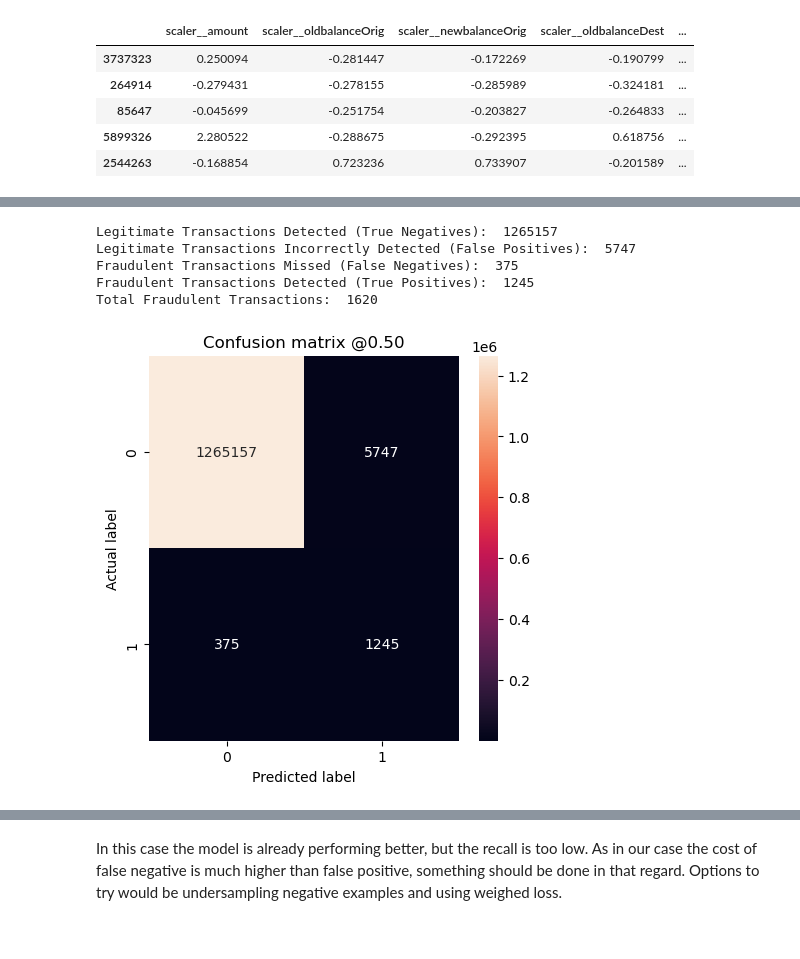
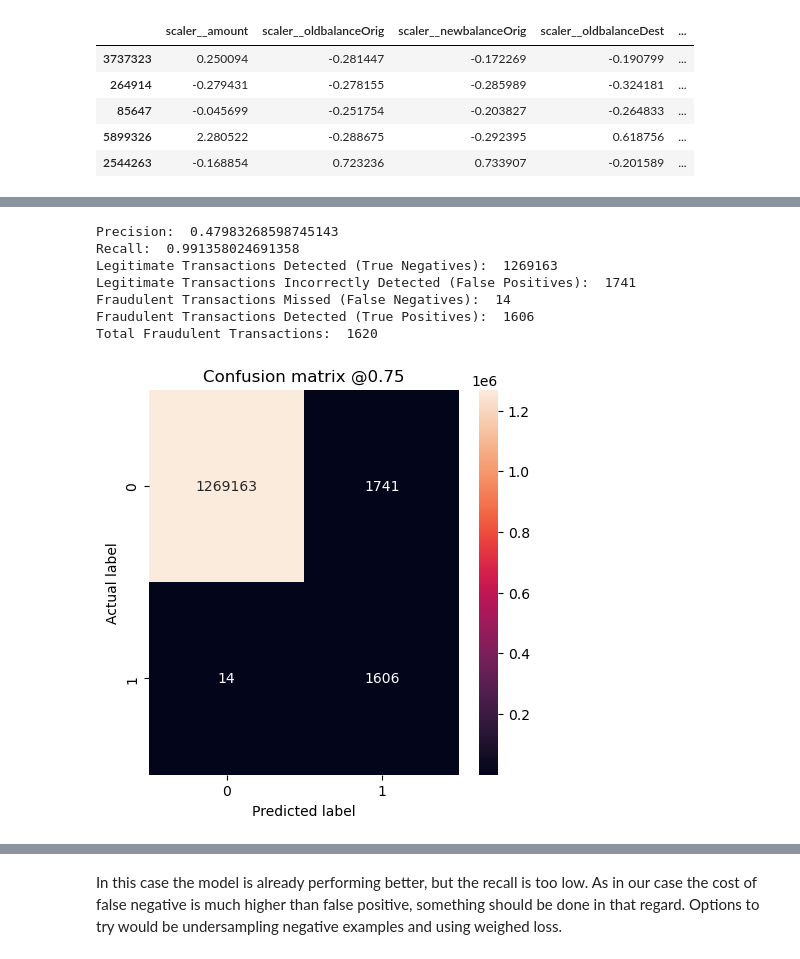
Before and after one commit to simmul/NNwithFraudTransactions, a Jupyter notebook: First Neural Net.ipynb, the cells around one changed output, grey strips where cells are left out. Saved outputs shown, nothing was run; the diff lists cells and outputs as text; code cells hidden in the pictures.

```diff
--- a/First Neural Net.ipynb
+++ b/First Neural Net.ipynb
@@ -274,0 +285,11 @@ total_us = pos_us + neg_us
+# %%
+y_train_us = y_train.copy()
+X_train_us = X_train_transformed.copy()
+y_train_us["RowID"] = y_train_us.index
+X_train_us["RowID"] = X_train_transformed.index
+y_train_us_neg = y_train_us[y_train_us["isFraud"] == 0].sample(frac=(19*pos)/total, random_state=42)
+
+y_train_us = pd.concat([y_train_us[y_train_us["isFraud"] == 1], y_train_us_neg], ignore_index=True)
+X_train_us = X_train_us.merge(y_train_us, on="RowID", how="inner")
+y_train_us = pd.DataFrame(X_train_us.pop("isFraud"),columns=["isFraud"])
+X_train_us.drop(columns="RowID",inplace=True)
@@ -275,3 +304,4 @@ total_us = pos_us + neg_us
 # %%
 class_weights = {0: 1.,
-                 1: 1}
+                 1: neg_us/(5*pos_us)}
+print(class_weights)
@@ -278,6 +310,6 @@ class_weights = {0: 1.,
 # %% [markdown]
 Running the model for 200 epochs. The validation split gets the last 20% of records from the test data, but that might not be the best approach, but that introduces some weird behaviors in metrics. Probably because of some time dependencies in the data.
 # %%
-history = simple_model.fit(X_train_us, y_train_us,
-                           batch_size=256, epochs=500, validation_split=0.2, class_weight = class_weights)
+history = NNmodel.fit(X_train_us, y_train_us,
+                           batch_size=256, epochs=4000, validation_split=0.2, class_weight = class_weights)
 # %% [output]
@@ -331,3 +363,3 @@ Test root mean squared error: 0.07861153781414032
 # %%
-test_predictions = simple_model.predict(X_test_transformed)
+test_predictions = NNmodel.predict(X_test_transformed)
 # %% [output]
@@ -335,9 +367,11 @@ test_predictions = simple_model.predict(X_test_transformed)
 # %%
-plot_cm(y_test, test_predictions)
+plot_cm(y_test, test_predictions, threshold = 0.75)
 # %% [output]
-Legitimate Transactions Detected (True Negatives):  1265157
-Legitimate Transactions Incorrectly Detected (False Positives):  5747
-Fraudulent Transactions Missed (False Negatives):  375
-Fraudulent Transactions Detected (True Positives):  1245
+Precision:  0.47983268598745143
+Recall:  0.991358024691358
+Legitimate Transactions Detected (True Negatives):  1269163
+Legitimate Transactions Incorrectly Detected (False Positives):  1741
+Fraudulent Transactions Missed (False Negatives):  14
+Fraudulent Transactions Detected (True Positives):  1606
 Total Fraudulent Transactions:  1620
-[figure, old version]
+[figure, new version]
```
Also changed, not shown: parts of 36 cells of this notebook, 2 other files.
